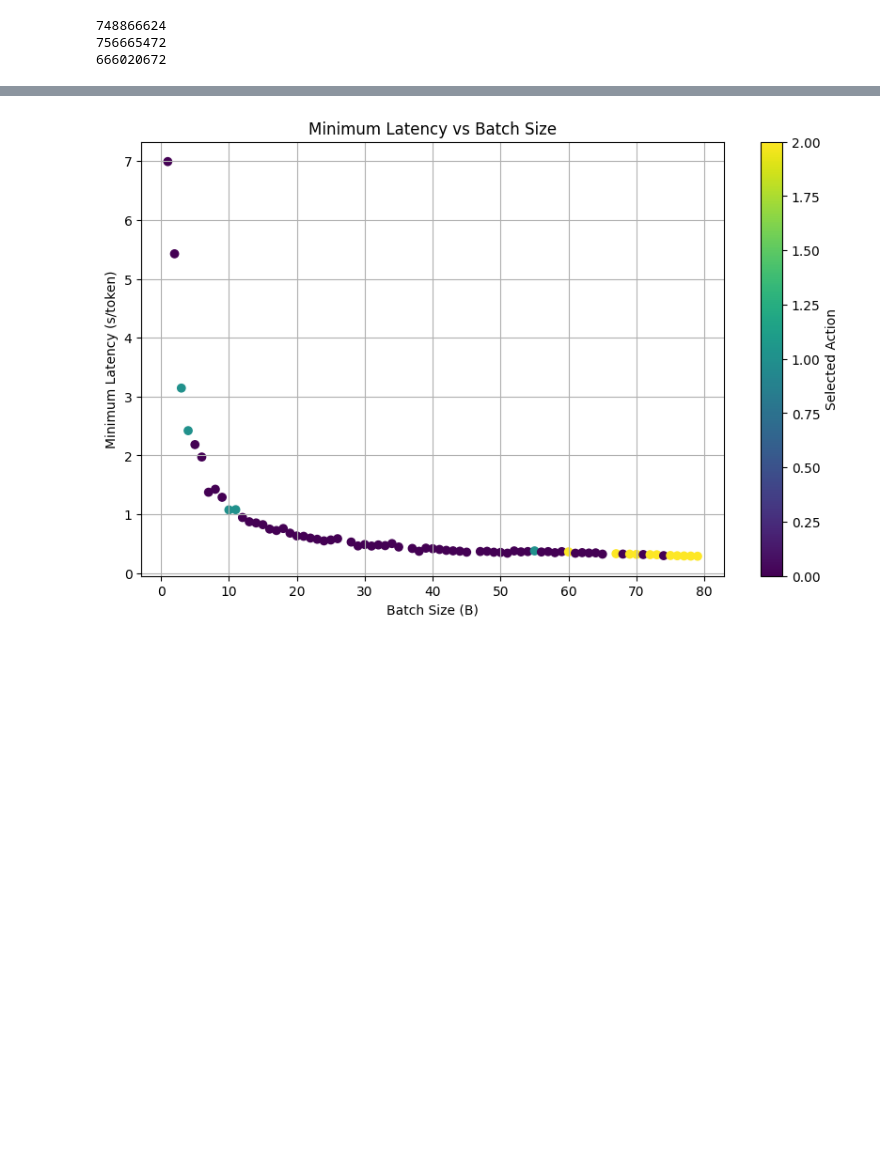
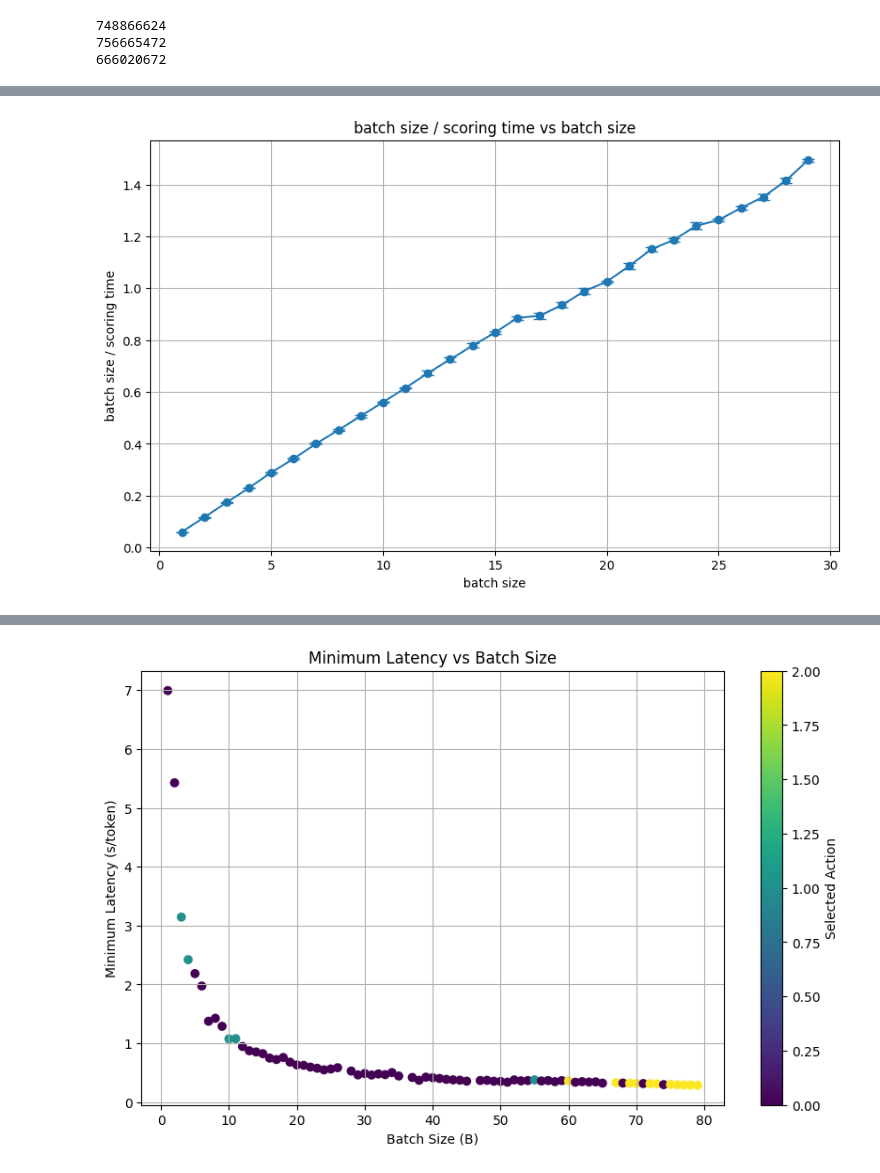
Before and after one commit to lihuahua123/vllm_speculative, a Jupyter notebook: exps/Untitled.ipynb, the cells around one changed output, grey strips where cells are left out. Drawn from its saved outputs; the diff is of its cells as text; code cells hidden in the pictures; blank space fills up the shorter version.

```diff
--- a/exps/Untitled.ipynb
+++ b/exps/Untitled.ipynb
@@ -567,18 +567,12 @@ def read_json(file_path):
     return action_time_history
 action_time_history = {}
 action_time_history1 = {}
-ngram_action_time_history = read_json("../ngram_300.json")
-nospec_action_time_history = read_json("../nospec_300.json")
-deep_action_time_history = read_json("../deep_05b_300.json")
-ngram_action_time_history1 = read_json("../ngram1.json")
-nospec_action_time_history1 = read_json("../nospec1.json")
-deep_action_time_history1 = read_json("../deep_05b1.json")
-action_time_history[1] = ngram_action_time_history[1]
+nospec_action_time_history = read_json("../nospec_300_new.json")
+deep_action_time_history = read_json("../deep_05b_300_new.json")
+
 action_time_history[2] = nospec_action_time_history[2]
 action_time_history[0] = deep_action_time_history[0]
-action_time_history1[1] = ngram_action_time_history1[1]
-action_time_history1[2] = nospec_action_time_history1[2]
-action_time_history1[0] = deep_action_time_history1[0]
+
 action_time_history=action_time_history
 # for batch in range(1,10):
 #     print(action_time_history[1][batch][1]['accepted_tokens_length']/(4*batch))
@@ -598,19 +592,70 @@ ratio1 = []
 ratio2 = []
 ans = []
 batch_size = range(1,30)
+batchs = []
+same_context_length = []
+b  = []
 for batch in batch_size:
-    Td= action_time_history[0][batch][1]['proposal_time']/4
-    Tv=action_time_history[2][batch][1]['scoring_time']
-    if Tv - 0 < 1e-6:
-        print("no scoring time",batch)
-        continue
-    Tvlambda=action_time_history[0][batch][1]['scoring_time']
-    ratio1.append(Td/Tv)
-    ratio2.append(Tvlambda/Tv)
-    ans.append(f(4,Tvlambda/Tv))
-    if ans[-1] < 1.03:
-        print("batch",batch)
-        break
+    for i in range(len(action_time_history[0][batch][1]['proposal_time'])): # Td
+        for j in range(len(action_time_history[2][batch][1]['scoring_time'])): # Tv
+            if action_time_history[0][batch][1]['context_length'][i] == action_time_history[2][batch][1]['context_length'][j]:
+                per_token_time = action_time_history[0][batch][1]['proposal_time'][i]/4
+                same_context_length.append((per_token_time/action_time_history[2][batch][1]['scoring_time'][j],batch))
+for batch in batch_size:
+    for i in range(len(action_time_history[2][batch][1]['scoring_time'])):
+        b.append((batch/action_time_history[2][batch][1]['scoring_time'][i],batch))
 
-print(ans)
+
+b.sort(key=lambda x: x[1])
+# 按batch size分组计算平均值和标准差
+batch_stats = {}
+for score, batch in b:
+    if batch not in batch_stats:
+        batch_stats[batch] = []
+    batch_stats[batch].append(score)
+
+batch_means = []
+batch_stds = []
+batch_sizes = []
+
+for batch in sorted(batch_stats.keys()):
+    scores = batch_stats[batch]
+    batch_means.append(np.mean(scores))
+    batch_stds.append(np.std(scores))
+    batch_sizes.append(batch)
+
+# 绘制折线图
+plt.figure(figsize=(10,6))
+plt.errorbar(batch_sizes, batch_means, yerr=batch_stds, fmt='-o', capsize=5)
+plt.xlabel('batch size')
+plt.ylabel('batch size / scoring time')
+plt.title('batch size / scoring time vs batch size')
+plt.grid(True)
+
+
+print(same_context_length)
+# 按batch size分组计算平均值和标准差
+same_context_stats = {}
+for ratio, batch in same_context_length:
+    if batch not in same_context_stats:
+        same_context_stats[batch] = []
+    same_context_stats[batch].append(ratio)
+
+same_context_means = []
+same_context_stds = []
+same_context_sizes = []
+
+for batch in sorted(same_context_stats.keys()):
+    ratios = same_context_stats[batch]
+    same_context_means.append(np.mean(ratios))
+    same_context_stds.append(np.std(ratios))
+    same_context_sizes.append(batch)
+
+# 绘制折线图
+plt.figure(figsize=(10,6))
+plt.errorbar(same_context_sizes, same_context_means, yerr=same_context_stds, fmt='-o', capsize=5)
+plt.xlabel('batch size')
+plt.ylabel('proposal time / scoring time')
+plt.title('Ratio of proposal time to scoring time vs batch size')
+plt.grid(True)
 # %% [output]
@@ -618,0 +663 @@ batch 10
+[figure, added]
```
Also changed, not shown: parts of 2 cells of this notebook, 3 other files.
